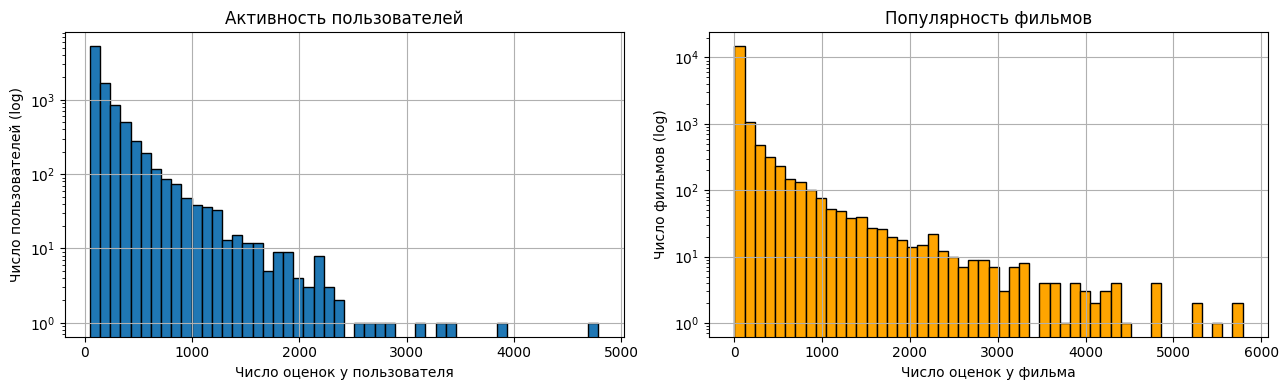
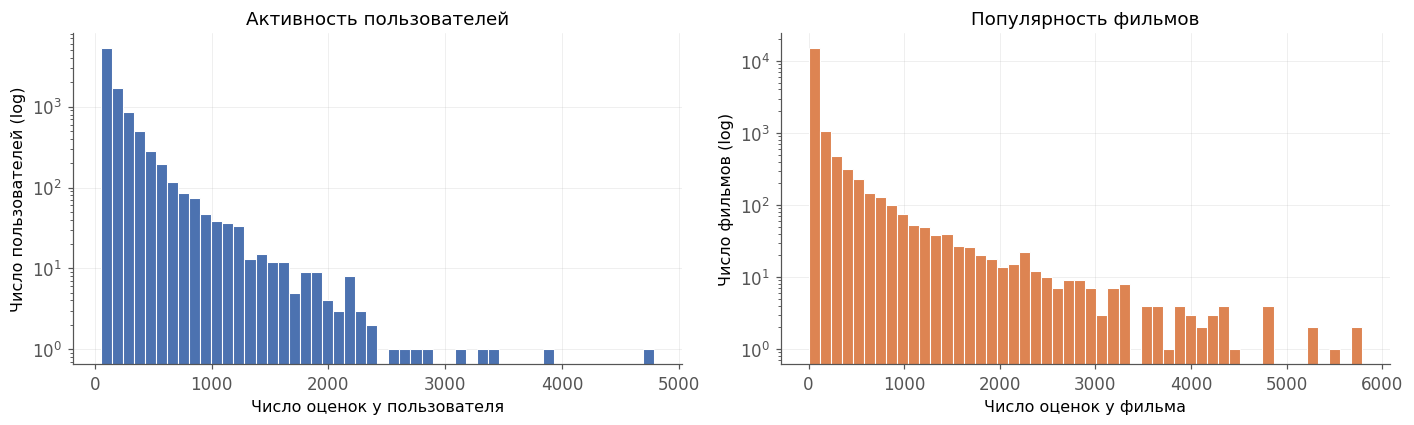
The change to this notebook cell's code, shown as a diff; its figure went from the first image to the second:
--- before
+++ after
@@ -9,5 +9,5 @@
 fig, axes = plt.subplots(1, 2, figsize=(13, 4))
 
-axes[0].hist(ratings_per_user, bins=50, edgecolor="black")
+axes[0].hist(ratings_per_user, bins=50, edgecolor="white", color="#4c72b0")
 axes[0].set_yscale("log")  # лог-шкала: иначе хвост не виден
 axes[0].set_xlabel("Число оценок у пользователя")
@@ -15,5 +15,5 @@
 axes[0].set_title("Активность пользователей")
 
-axes[1].hist(ratings_per_movie, bins=50, edgecolor="black", color="orange")
+axes[1].hist(ratings_per_movie, bins=50, edgecolor="white", color="#dd8452")
 axes[1].set_yscale("log")
 axes[1].set_xlabel("Число оценок у фильма")

Commit: visual